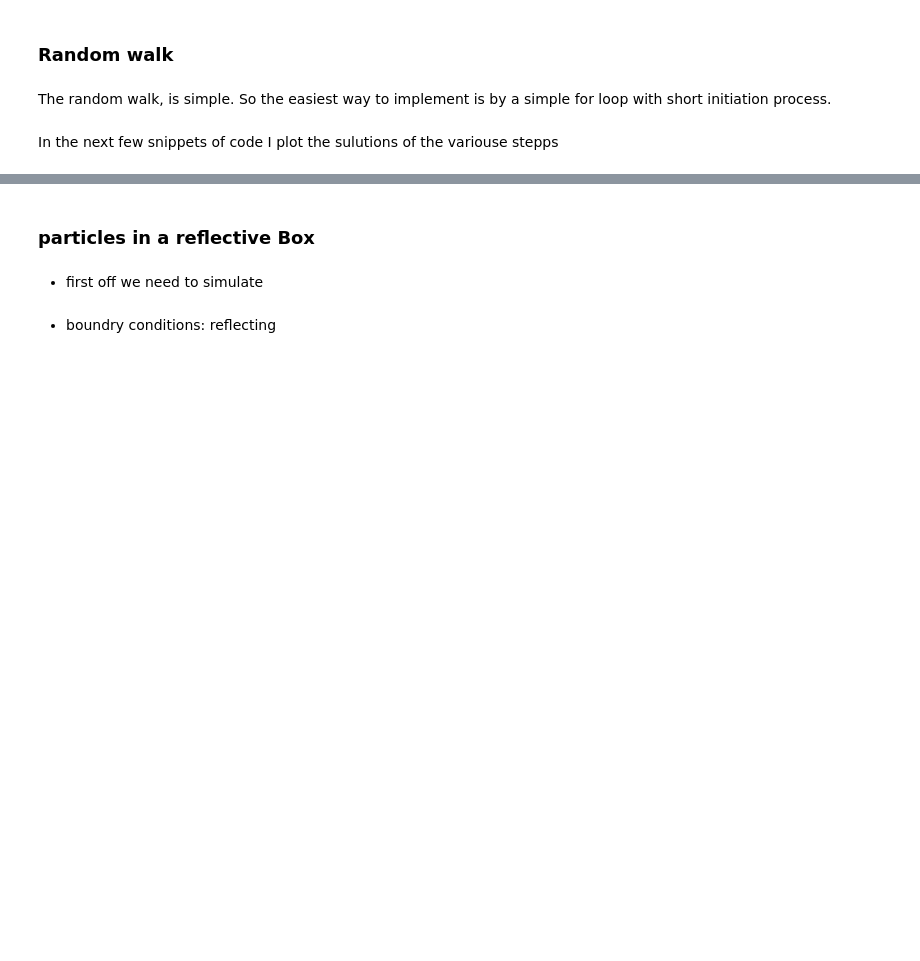
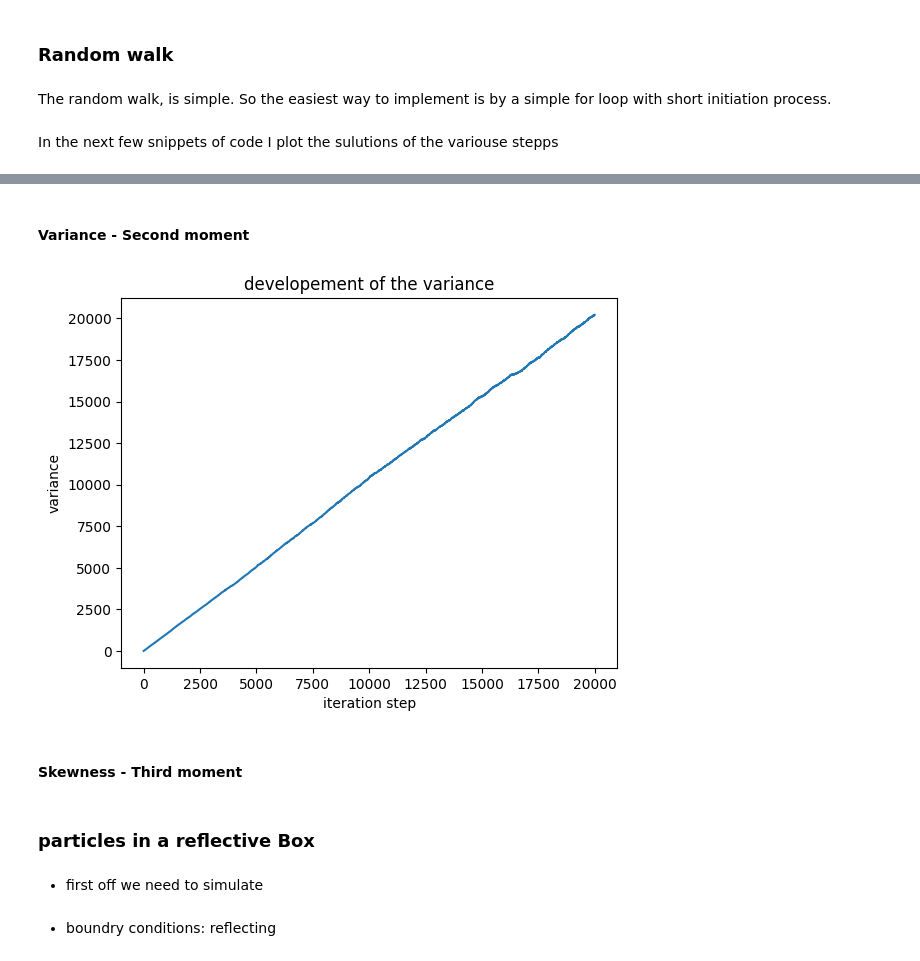
Before and after one commit to DominicNieder/Complex-Classical-Systems, a Jupyter notebook: Sheet05/sheet05-handin.ipynb, the cells around one changed output, grey strips where cells are left out. Drawn from its saved outputs; the diff is of its cells as text; code cells hidden in the pictures; blank space fills up the shorter version.

```diff
--- a/Sheet05/sheet05-handin.ipynb
+++ b/Sheet05/sheet05-handin.ipynb
@@ -79,0 +98,15 @@ plt.close()
+# %% [markdown]
+#### Variance - Second moment
+# %%
+var=np.var(x,1)
+plt.plot(np.arange(len(var)),var)
+plt.title("developement of the variance")
+plt.ylabel("variance")
+plt.xlabel("iteration step")
+plt.show()
+plt.savefig("variancenvalues.png")
+plt.close()
+# %% [output]
+[figure, added]
+# %% [markdown]
+#### Skewness - Third moment
```
Also changed, not shown: parts of 10 cells of this notebook.
